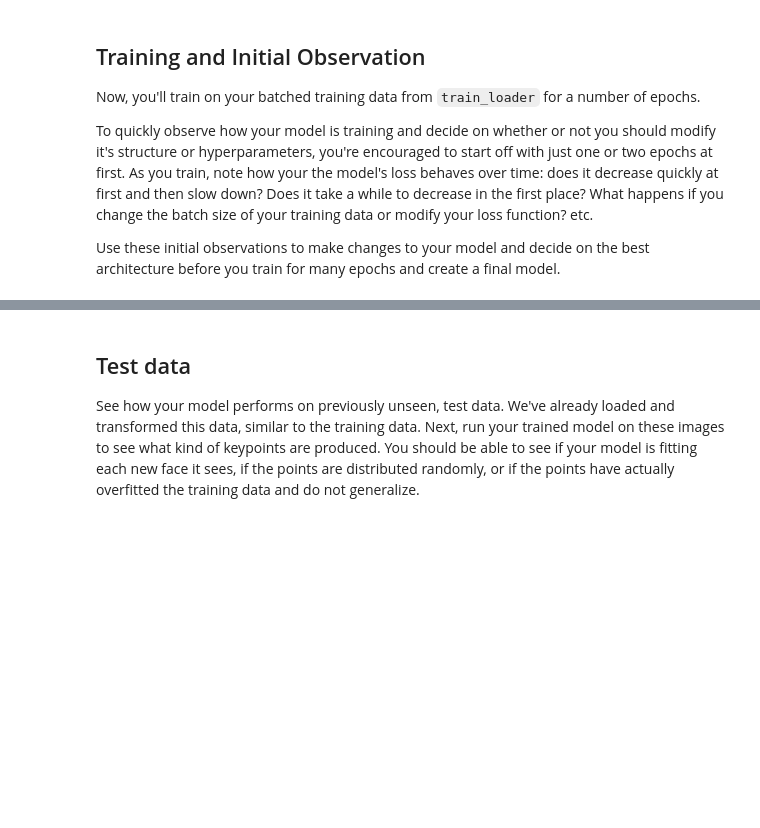
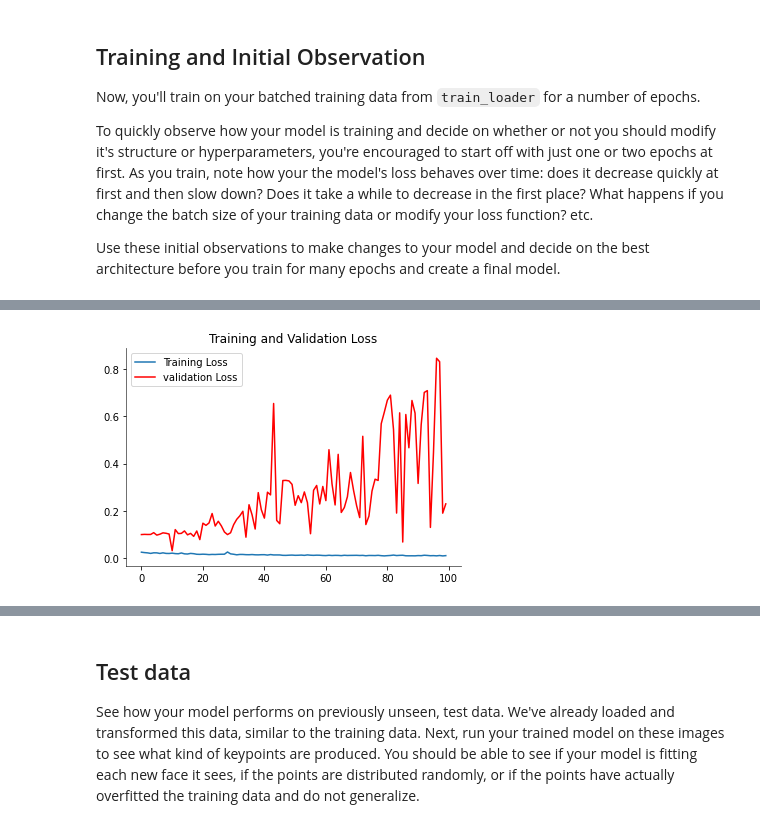
Before and after one commit to adjanni/Facial_Keypoints_Detection_w_CNN--Pytorch, a Jupyter notebook: 2. Define the Network Architecture.ipynb, the cells around one changed output, grey strips where cells are left out. Drawn from its saved outputs; the diff is of its cells as text; code cells hidden in the pictures; blank space fills up the shorter version.

Commit message:
Title: Updating 8 files Body: update notebook 2 and 3 - increase epoch to 100

```diff
--- a/2. Define the Network Architecture.ipynb
+++ b/2. Define the Network Architecture.ipynb
@@ -444,9 +451,9 @@ def train_net(n_epochs):
 # %%
 # train your network
-n_epochs = 8 # start small, and increase when you've decided on your model structure and hyperparams
+n_epochs = 1 # start small, and increase when you've decided on your model structure and hyperparams
 
 # this is a Workspaces-specific context manager to keep the connection
 # alive while training your model, not part of pytorch
-with active_session():
-    train_net(n_epochs)
+#with active_session():
+training_loss = train_net(n_epochs)
 # %% [output]
@@ -476,0 +520,3 @@ Net(
+# %%
+n_epochs = 100
+history=train_net(n_epochs)
@@ -476,0 +541,20 @@ Net(
+# %%
+train_loss=history['train_loss']
+train_loss = np.array(train_loss)
+
+val_loss=history['valid_loss']
+val_loss = np.array(val_loss)
+
+plt.plot(train_loss, label='Training Loss')
+plt.plot(val_loss, 'r', label='validation Loss')
+
+ax = plt.gca()
+ax.spines['right'].set_visible(False)
+ax.spines['top'].set_visible(False)
+ax.spines['left'].set_alpha(0.7)
+ax.spines['bottom'].set_alpha(0.7)
+plt.title('Training and Validation Loss')
+plt.legend()
+plt.show()
+# %% [output]
+[figure, added]
```
Also changed, not shown: parts of 25 cells of this notebook, 4 other files.
